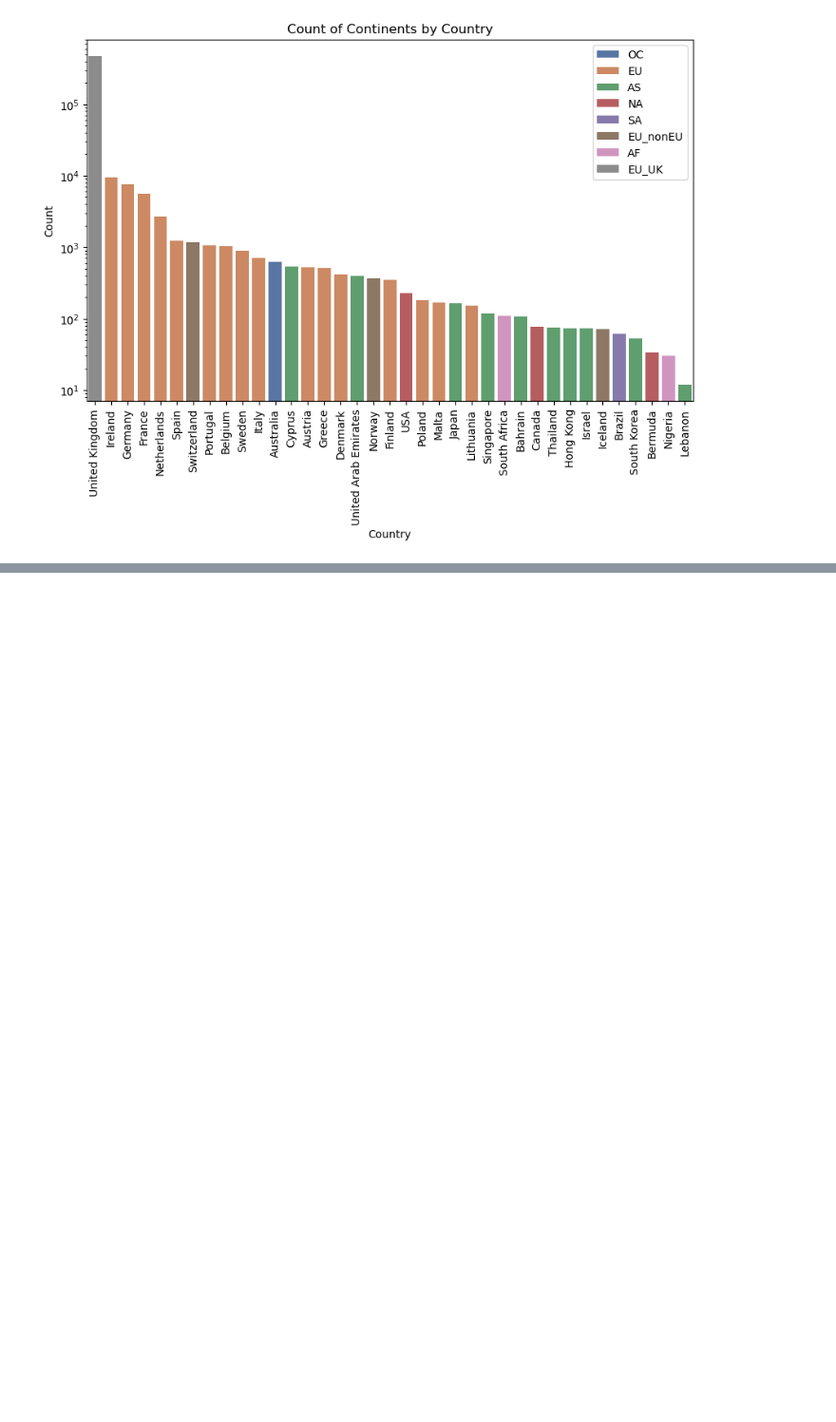
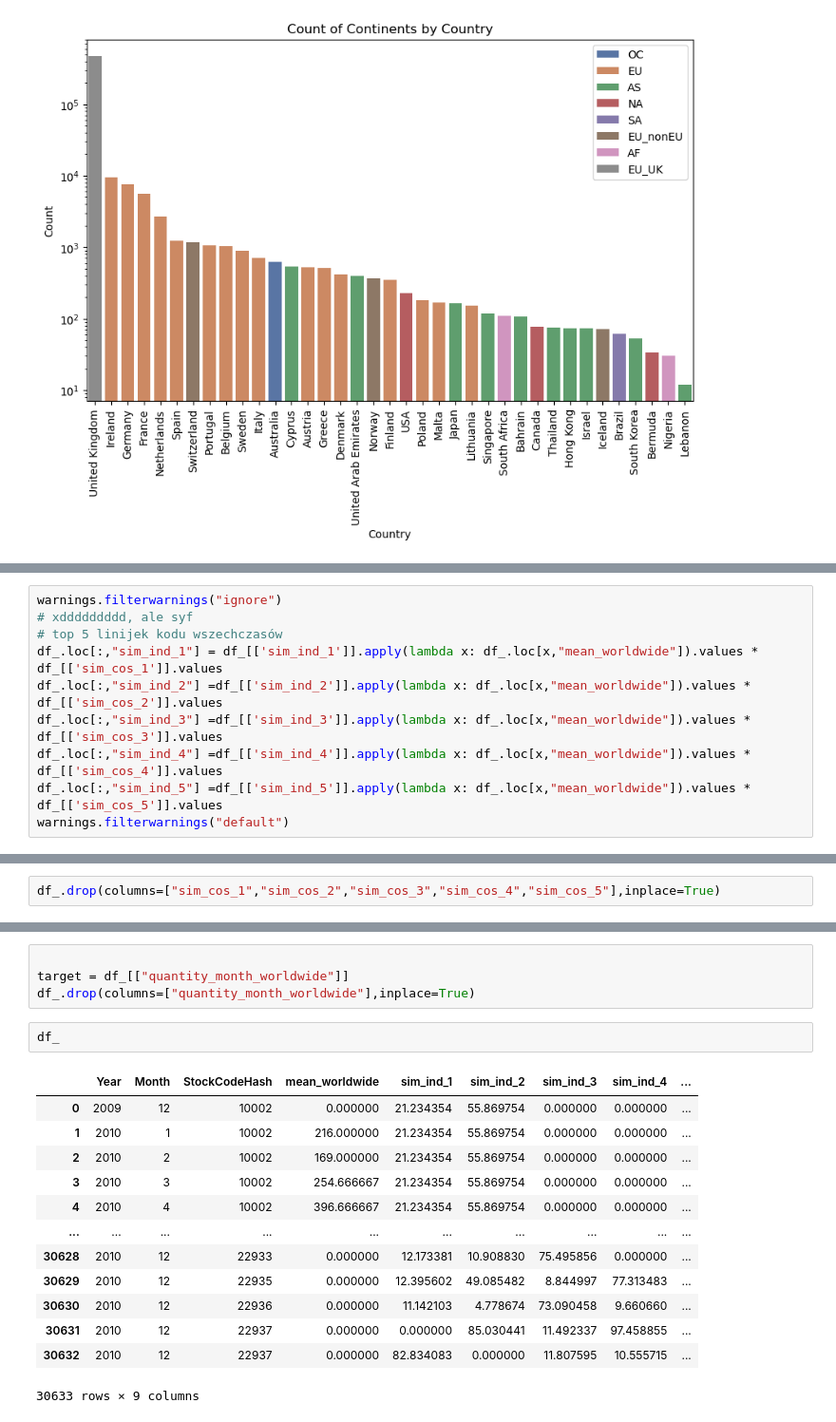
Before and after one commit to wojciechkosiuk/BestHacking-League2k23-mISIe1, a Jupyter notebook: przegladAdam.ipynb, the cells around one changed output, grey strips where cells are left out. Shown at 95% size. Drawn from its saved outputs; the diff is of its cells as text; blank space fills up the shorter version.

```diff
--- a/przegladAdam.ipynb
+++ b/przegladAdam.ipynb
@@ -144,0 +186,10 @@ ValueError: zero-valued itemsize
+# %%
+warnings.filterwarnings("ignore")
+# xddddddddd, ale syf
+# top 5 linijek kodu wszechczasów
+df_.loc[:,"sim_ind_1"] = df_[['sim_ind_1']].apply(lambda x: df_.loc[x,"mean_worldwide"]).values * df_[['sim_cos_1']].values
+df_.loc[:,"sim_ind_2"] =df_[['sim_ind_2']].apply(lambda x: df_.loc[x,"mean_worldwide"]).values * df_[['sim_cos_2']].values
+df_.loc[:,"sim_ind_3"] =df_[['sim_ind_3']].apply(lambda x: df_.loc[x,"mean_worldwide"]).values * df_[['sim_cos_3']].values
+df_.loc[:,"sim_ind_4"] =df_[['sim_ind_4']].apply(lambda x: df_.loc[x,"mean_worldwide"]).values * df_[['sim_cos_4']].values
+df_.loc[:,"sim_ind_5"] =df_[['sim_ind_5']].apply(lambda x: df_.loc[x,"mean_worldwide"]).values * df_[['sim_cos_5']].values
+warnings.filterwarnings("default")
@@ -144,0 +212,2 @@ ValueError: zero-valued itemsize
+# %%
+df_.drop(columns=["sim_cos_1","sim_cos_2","sim_cos_3","sim_cos_4","sim_cos_5"],inplace=True)
@@ -144,0 +230,20 @@ ValueError: zero-valued itemsize
+# %%
+
+target = df_[["quantity_month_worldwide"]]
+df_.drop(columns=["quantity_month_worldwide"],inplace=True)
+# %%
+df_
+# %% [output]
+|  | Year | Month | StockCodeHash | mean_worldwide | sim_ind_1 | sim_ind_2 | sim_ind_3 | sim_ind_4 | ... |
+| 0 | 2009 | 12 | 10002 | 0.000000 | 21.234354 | 55.869754 | 0.000000 | 0.000000 | ... |
+| 1 | 2010 | 1 | 10002 | 216.000000 | 21.234354 | 55.869754 | 0.000000 | 0.000000 | ... |
+| 2 | 2010 | 2 | 10002 | 169.000000 | 21.234354 | 55.869754 | 0.000000 | 0.000000 | ... |
+| 3 | 2010 | 3 | 10002 | 254.666667 | 21.234354 | 55.869754 | 0.000000 | 0.000000 | ... |
+| 4 | 2010 | 4 | 10002 | 396.666667 | 21.234354 | 55.869754 | 0.000000 | 0.000000 | ... |
+| ... | ... | ... | ... | ... | ... | ... | ... | ... | ... |
+| 30628 | 2010 | 12 | 22933 | 0.000000 | 12.173381 | 10.908830 | 75.495856 | 0.000000 | ... |
+| 30629 | 2010 | 12 | 22935 | 0.000000 | 12.395602 | 49.085482 | 8.844997 | 77.313483 | ... |
+| 30630 | 2010 | 12 | 22936 | 0.000000 | 11.142103 | 4.778674 | 73.090458 | 9.660660 | ... |
+| 30631 | 2010 | 12 | 22937 | 0.000000 | 0.000000 | 85.030441 | 11.492337 | 97.458855 | ... |
+| 30632 | 2010 | 12 | 22937 | 0.000000 | 82.834083 | 0.000000 | 11.807595 | 10.555715 | ... |
+30633 rows × 9 columns
```
Also changed, not shown: parts of 14 cells of this notebook.
